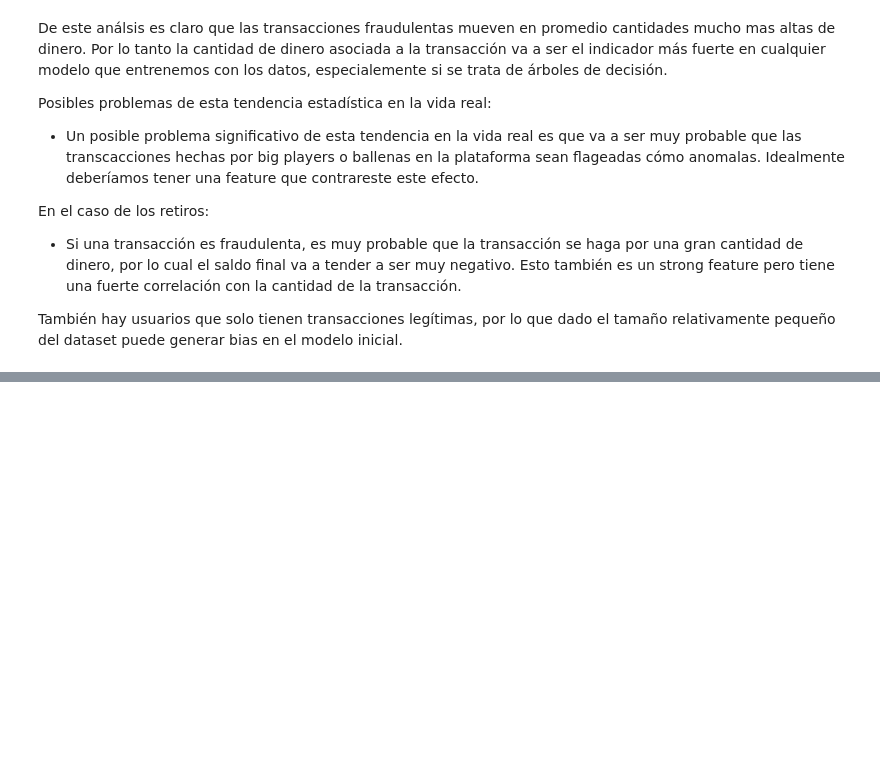
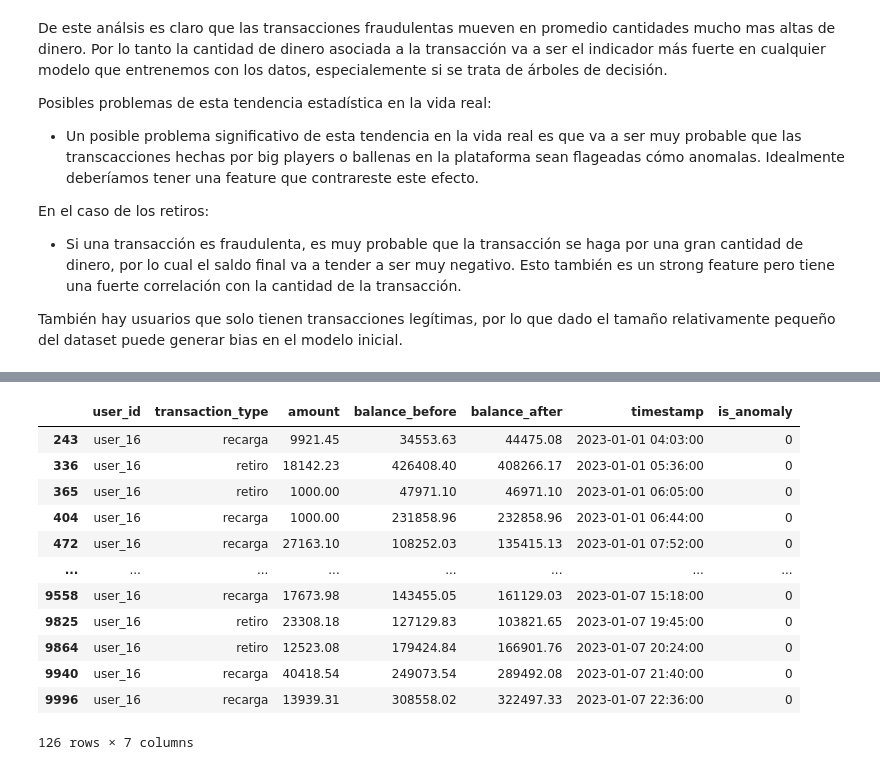
Before and after one commit to JuanHaunted/anomaly-detector, a Jupyter notebook: experiments/exploration.ipynb, the cells around one changed output, grey strips where cells are left out. Cells and saved outputs as stored; diff of their text form; code cells hidden in the pictures; blank space fills up the shorter version.

```diff
--- a/experiments/exploration.ipynb
+++ b/experiments/exploration.ipynb
@@ -158,0 +168,19 @@ También hay usuarios que solo tienen transacciones legítimas, por lo que dado
+# %%
+user_16_most_legit = dataset[dataset['user_id'] == 'user_16']
+user_24_most_anomalous = dataset[dataset['user_id'] == 'user_24']
+# %%
+user_16_most_legit.sort_values('timestamp')
+# %% [output]
+|  | user_id | transaction_type | amount | balance_before | balance_after | timestamp | is_anomaly |
+| 243 | user_16 | recarga | 9921.45 | 34553.63 | 44475.08 | 2023-01-01 04:03:00 | 0 |
+| 336 | user_16 | retiro | 18142.23 | 426408.40 | 408266.17 | 2023-01-01 05:36:00 | 0 |
+| 365 | user_16 | retiro | 1000.00 | 47971.10 | 46971.10 | 2023-01-01 06:05:00 | 0 |
+| 404 | user_16 | recarga | 1000.00 | 231858.96 | 232858.96 | 2023-01-01 06:44:00 | 0 |
+| 472 | user_16 | recarga | 27163.10 | 108252.03 | 135415.13 | 2023-01-01 07:52:00 | 0 |
+| ... | ... | ... | ... | ... | ... | ... | ... |
+| 9558 | user_16 | recarga | 17673.98 | 143455.05 | 161129.03 | 2023-01-07 15:18:00 | 0 |
+| 9825 | user_16 | retiro | 23308.18 | 127129.83 | 103821.65 | 2023-01-07 19:45:00 | 0 |
+| 9864 | user_16 | retiro | 12523.08 | 179424.84 | 166901.76 | 2023-01-07 20:24:00 | 0 |
+| 9940 | user_16 | recarga | 40418.54 | 249073.54 | 289492.08 | 2023-01-07 21:40:00 | 0 |
+| 9996 | user_16 | recarga | 13939.31 | 308558.02 | 322497.33 | 2023-01-07 22:36:00 | 0 |
+126 rows × 7 columns
```
Also changed, not shown: parts of 17 cells of this notebook, 9 other files.
